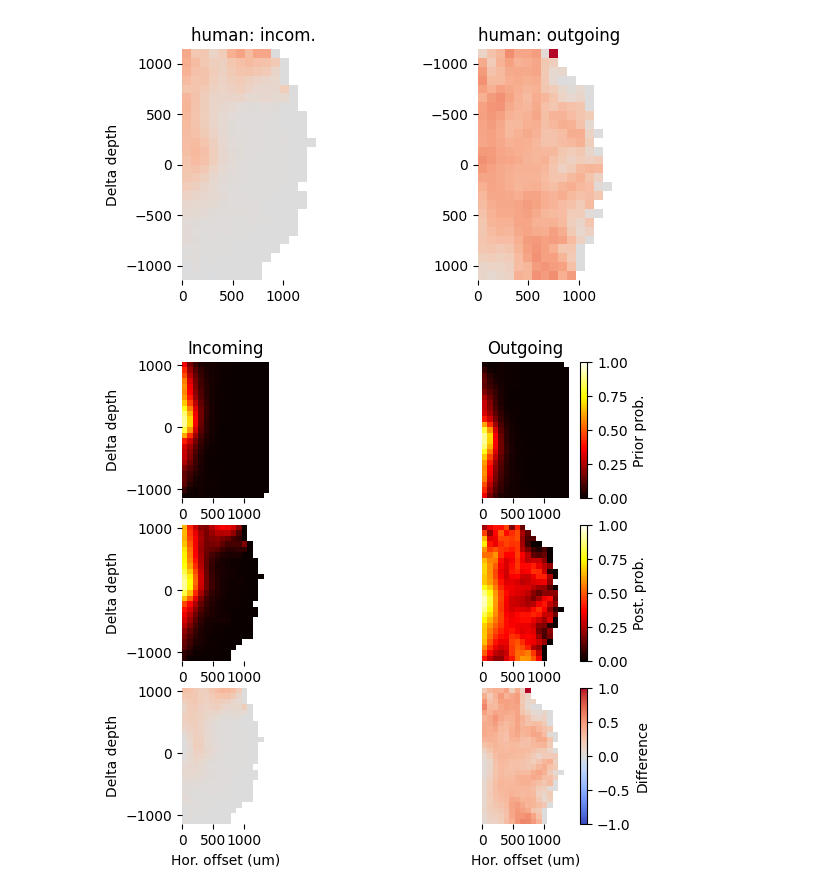
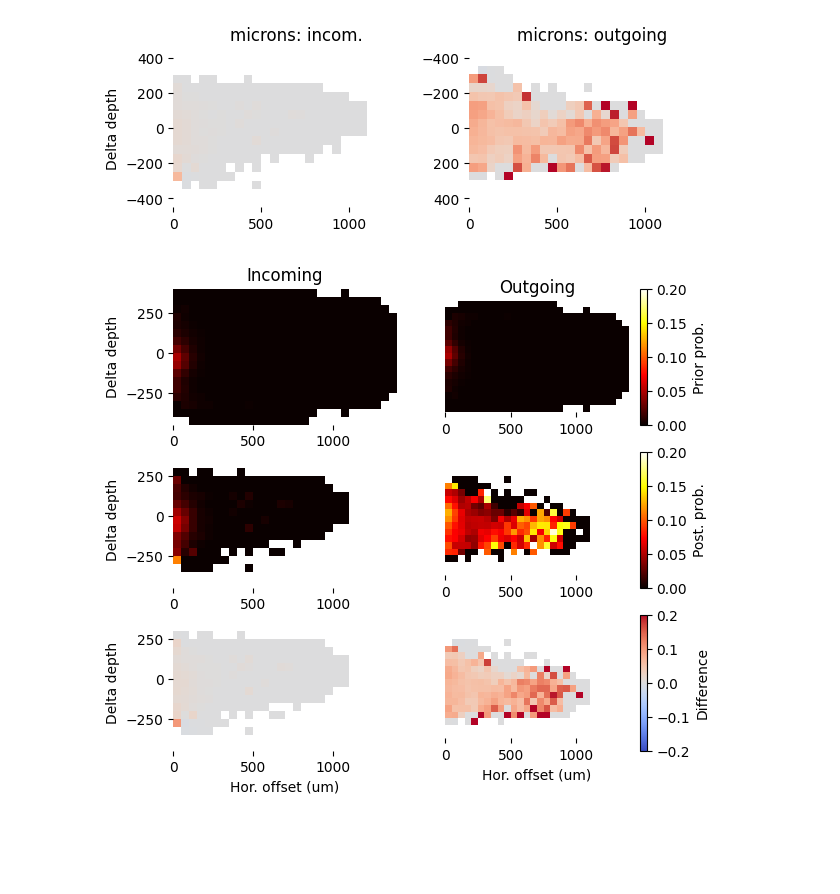
Before and after one commit to MWolfR/individual_morphology_effect, a Jupyter notebook: Microns connectivity higher order sources.ipynb, the cells around one changed output. Drawn from its saved outputs; the diff is of its cells as text; code cells hidden in the pictures; blank space fills up the shorter version.

```diff
--- a/Microns connectivity higher order sources.ipynb
+++ b/Microns connectivity higher order sources.ipynb
@@ -10,7 +10,7 @@ import tqdm
 from matplotlib import pyplot as plt
 # %%
 fn_data = "/gpfs/bbp.cscs.ch/project/proj159/home/reimann/connectivity_higher_order_effect_24-11-11.h5"
-loaded = "human"
+loaded = "microns"
 
 # NOTE:
 # For this analysis "pre" means that we are measuring the effect a connected nearest neighbor on the pre-synaptic
@@ -34,39 +34,39 @@ def corrcoef_from_contingency(series_in, cols_touches, col_values):
 cc_pre = df_pre.groupby(["xz", "y"]).apply(corrcoef_from_contingency, ["touches_pair", "touches_nn_pre"], "count")
 cc_post = df_post.groupby(["xz", "y"]).apply(corrcoef_from_contingency, ["touches_pair", "touches_nn_post"], "count")
 # %%
-clim = [-1., 1.]
+clim = [-.25, .25]  # For structural connectivity: [-1, 1]. Functional or MICrONS: [-0.25, 0.25]
 cmap = "coolwarm"
 
 def make_extent(df):
     delta_xz = df.columns[-1] - df.columns[-2]
     delta_y = df.index[-1] - df.index[-2]
 
     extent = [df.columns[0] - delta_xz/2, df.columns[-1] + delta_xz/2,
              df.index[-1] + delta_y/2, df.index[0] - delta_y/2]
     return extent
 
 fig = plt.figure(figsize=(7, 3))
 
 ax = fig.add_subplot(1, 2, 1)
 img = cc_pre.sort_index().unstack("xz")
 ax.imshow(img, extent=make_extent(img), clim=clim, cmap=cmap)
 ax.set_ylim(sorted(ax.get_ylim()))
 ax.set_frame_on(False)
 ax.set_title("{0}: incom.".format(loaded))
 ax.set_ylabel("Delta depth")
 
 ax = fig.add_subplot(1, 2, 2)
 img = cc_post.sort_index().unstack("xz")
 ax.imshow(img, extent=make_extent(img), clim=clim, cmap=cmap)
 ax.set_frame_on(False)
 ax.set_title("{0}: outgoing".format(loaded))
 
 fig.savefig("touch_count_correlations_with_nn_{0}.pdf".format(loaded))
 # NOTE:
 # For the y-axis, in BOTH cases a negative number indicates an upwards connections.
 # The orientation of the y-axis is intentionally different in both plots to correctly display that!
 # %% [output]
-[figure, old version]
+[figure, new version]
 # %%
 def p_prior_post_fun(df_in, thresh=1, col="touches_nn_post"):
     v = df_in["touches_pair"] >= thresh
@@ -80,7 +80,7 @@ def p_prior_post_fun(df_in, thresh=1, col="touches_nn_post"):
     })
 
 
-clim = [0.0, 1.]
+clim = [0.0, .2] # Structural: [0, 1]. Functional or MICrONS: [0, 0.2]
 cmap = "hot"
 thresh = 1
 
@@ -142,7 +142,7 @@ for i in range(len(dfs)):
 
 fig.savefig("prior_posterior_probabilities_{0}.pdf".format(loaded))
 # %% [output]
-[figure, old version]
+[figure, new version]
 # %%
 fn_data = "/gpfs/bbp.cscs.ch/project/proj159/home/reimann/connectivity_higher_order_interactions_24-11-11.h5"
 
```
Also changed, not shown: parts of 6 cells of this notebook, 2 other files.
